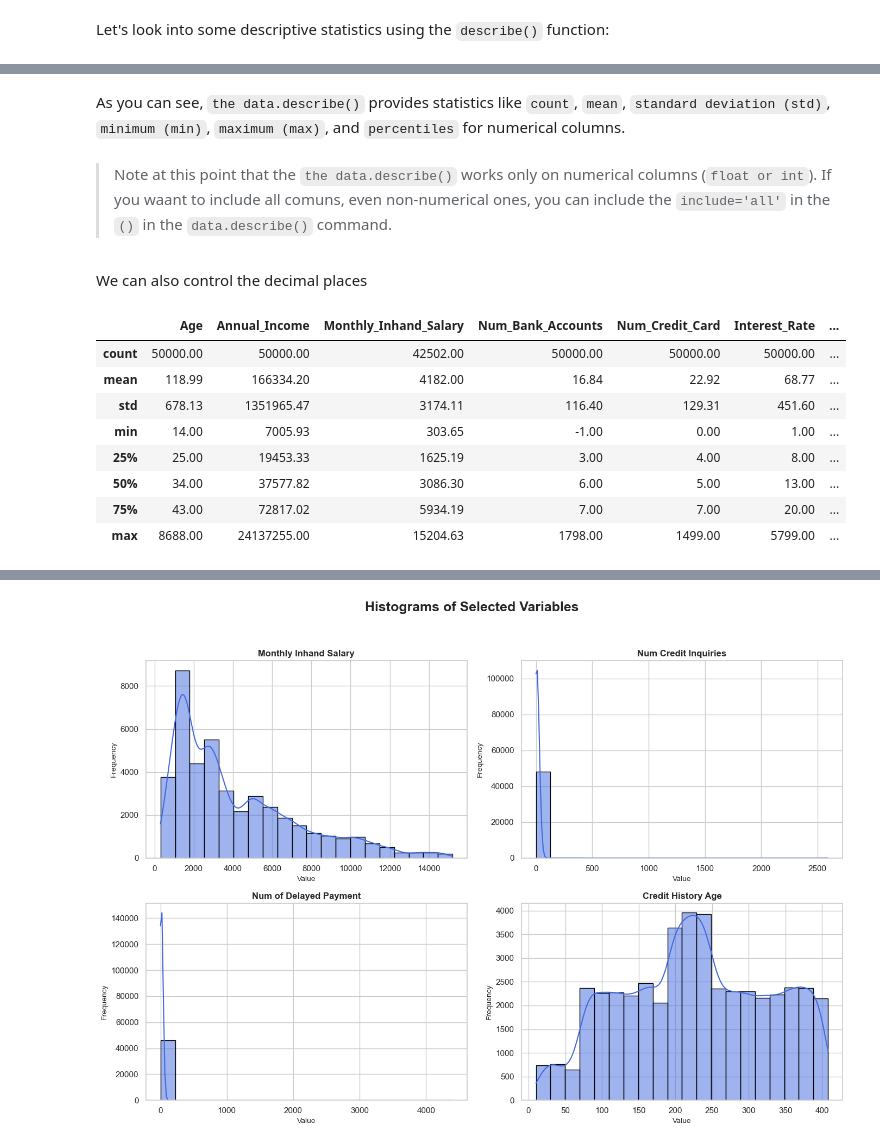
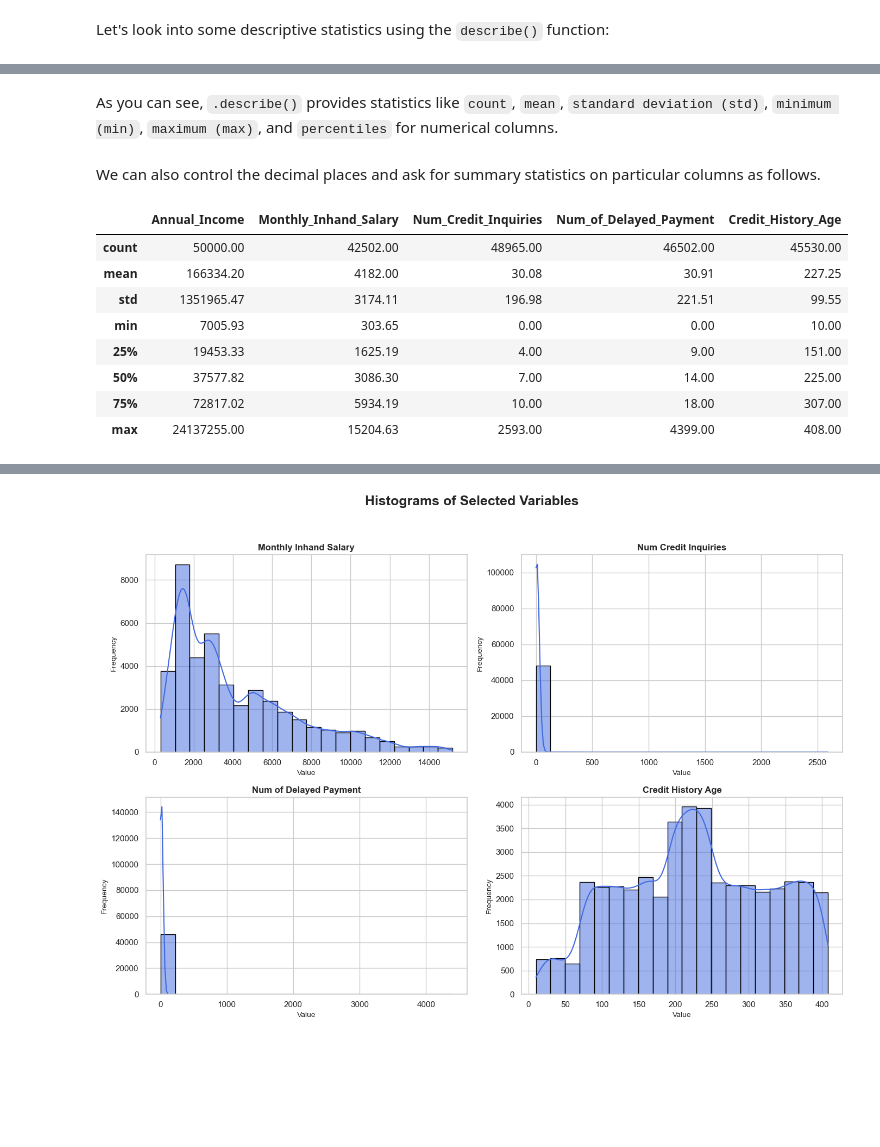
Before and after one commit to datasquad/ECLR, a Jupyter notebook: Py_coding/Py_DataCleaningPrep.ipynb, the cells around one changed output, grey strips where cells are left out. Saved outputs shown, nothing was run; the diff lists cells and outputs as text; code cells hidden in the pictures; blank space fills up the shorter version.

Commit message:
Working on Py_DataCleaning

```diff
--- a/Py_coding/Py_DataCleaningPrep.ipynb
+++ b/Py_coding/Py_DataCleaningPrep.ipynb
@@ -187,11 +196,18 @@ datawithoutimputation['Annual_Income'] = clean_numeric_column(datawithoutimputat
 # Clean the 'Num_of_Loan' column
 datawithoutimputation['Num_of_Loan'] = clean_numeric_column(datawithoutimputation['Num_of_Loan'])
 
+# Clean the 'Num_of_Delayed_Payment' column
+datawithoutimputation['Num_of_Delayed_Payment'] = clean_numeric_column(datawithoutimputation['Num_of_Delayed_Payment'])
+
+# Clean the 'Num_of_Delayed_Payment' column
+datawithoutimputation['Amount_invested_monthly'] = clean_numeric_column(datawithoutimputation['Amount_invested_monthly'])
+
+
 # Verify the cleaning by checking the data types and first few rows
 print("Data types after cleaning:")
-print(datawithoutimputation[['Age', 'Annual_Income', 'Num_of_Loan']].dtypes)
+print(datawithoutimputation[['Age', 'Annual_Income', 'Num_of_Loan', 'Num_of_Delayed_Payment','Amount_invested_monthly']].dtypes)
 
 print("\nFirst few rows after cleaning:")
-print(datawithoutimputation[['Age', 'Annual_Income', 'Num_of_Loan']].head())
+print(datawithoutimputation[['Age', 'Annual_Income', 'Num_of_Loan','Num_of_Delayed_Payment','Amount_invested_monthly']].head())
 # %% [output]
 Data types after cleaning:
@@ -322,4 +342 @@ The `Num_of_Delayed_Payment` column contains non-numeric characters like (`_`).
-# %%
-# Clean and convert 'Num_of_Delayed_Payment' to numeric
-datawithoutimputation['Num_of_Delayed_Payment'] = datawithoutimputation['Num_of_Delayed_Payment'].str.replace(r'[^0-9]', '', regex=True).astype(float)
 # %% [markdown]
@@ -412,19 +484,18 @@ datawithoutimputation.describe()
 # %% [markdown]
-As you can see, `the data.describe()` provides statistics like `count`, `mean`, `standard deviation (std)`, `minimum (min)`, `maximum (max)`, and `percentiles` for numerical columns.
+As you can see, `.describe()` provides statistics like `count`, `mean`, `standard deviation (std)`, `minimum (min)`, `maximum (max)`, and `percentiles` for numerical columns.
-# %% [markdown]
-> Note at this point that the `the data.describe()` works only  on numerical columns (`float or int`). If you waant to include all comuns, even non-numerical ones, you can include the `include='all'` in the `()` in the `data.describe()` command.
 # %% [markdown]
-We can also control the decimal places
+We can also control the decimal places and ask for summary statistics on particular columns as follows.
 # %%
 # Display the rounded summary
-datawithoutimputation.describe().round(2)
+sel_columns = ['Annual_Income','Monthly_Inhand_Salary', 'Num_Credit_Inquiries', 'Num_of_Delayed_Payment', 'Credit_History_Age']
+datawithoutimputation[sel_columns].describe().round(2)
 # %% [output]
-|  | Age | Annual_Income | Monthly_Inhand_Salary | Num_Bank_Accounts | Num_Credit_Card | Interest_Rate | ... |
-| count | 50000.00 | 50000.00 | 42502.00 | 50000.00 | 50000.00 | 50000.00 | ... |
-| mean | 118.99 | 166334.20 | 4182.00 | 16.84 | 22.92 | 68.77 | ... |
-| std | 678.13 | 1351965.47 | 3174.11 | 116.40 | 129.31 | 451.60 | ... |
-| min | 14.00 | 7005.93 | 303.65 | -1.00 | 0.00 | 1.00 | ... |
-| 25% | 25.00 | 19453.33 | 1625.19 | 3.00 | 4.00 | 8.00 | ... |
-| 50% | 34.00 | 37577.82 | 3086.30 | 6.00 | 5.00 | 13.00 | ... |
-| 75% | 43.00 | 72817.02 | 5934.19 | 7.00 | 7.00 | 20.00 | ... |
-| max | 8688.00 | 24137255.00 | 15204.63 | 1798.00 | 1499.00 | 5799.00 | ... |
+|  | Annual_Income | Monthly_Inhand_Salary | Num_Credit_Inquiries | Num_of_Delayed_Payment | Credit_History_Age |
+| count | 50000.00 | 42502.00 | 48965.00 | 46502.00 | 45530.00 |
+| mean | 166334.20 | 4182.00 | 30.08 | 30.91 | 227.25 |
+| std | 1351965.47 | 3174.11 | 196.98 | 221.51 | 99.55 |
+| min | 7005.93 | 303.65 | 0.00 | 0.00 | 10.00 |
+| 25% | 19453.33 | 1625.19 | 4.00 | 9.00 | 151.00 |
+| 50% | 37577.82 | 3086.30 | 7.00 | 14.00 | 225.00 |
+| 75% | 72817.02 | 5934.19 | 10.00 | 18.00 | 307.00 |
+| max | 24137255.00 | 15204.63 | 2593.00 | 4399.00 | 408.00 |
```
Also changed, not shown: parts of 128 cells of this notebook, 2 other files.
